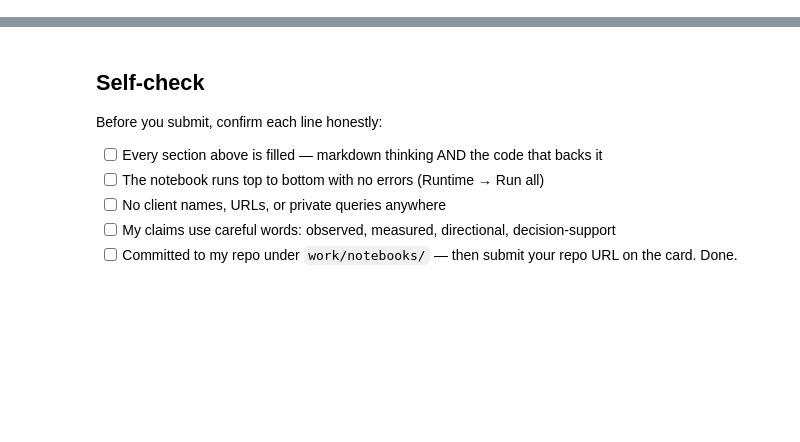
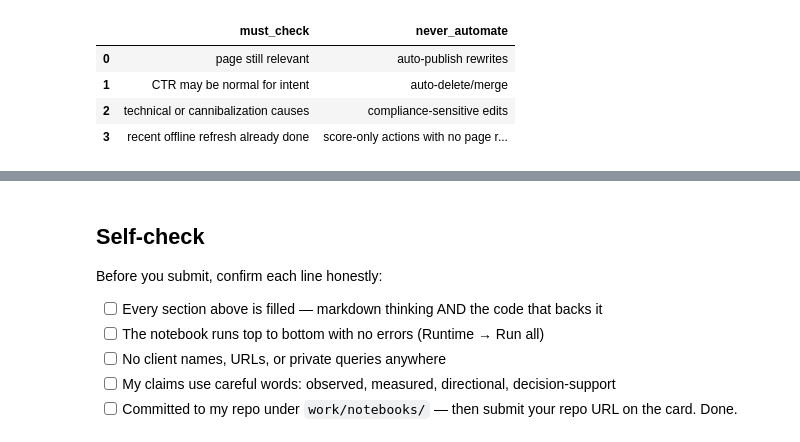
Before and after one commit to Fatima-05/FlyRank-ML, a Jupyter notebook: work/notebooks/w07_action_playbook.ipynb, the cells around one changed output, grey strips where cells are left out. Cells and saved outputs as stored; diff of their text form; code cells hidden in the pictures; blank space fills up the shorter version.

```diff
--- a/work/notebooks/w07_action_playbook.ipynb
+++ b/work/notebooks/w07_action_playbook.ipynb
@@ -38,0 +135,22 @@ This skeleton is yours to fill. Work the sections **in order** — each one has
+# %%
+nogo = pd.DataFrame({
+    "must_check": [
+        "page still relevant",
+        "CTR may be normal for intent",
+        "technical or cannibalization causes",
+        "recent offline refresh already done",
+    ],
+    "never_automate": [
+        "auto-publish rewrites",
+        "auto-delete/merge",
+        "compliance-sensitive edits",
+        "score-only actions with no page review",
+    ],
+})
+nogo
+# %% [output]
+|  | must_check | never_automate |
+| 0 | page still relevant | auto-publish rewrites |
+| 1 | CTR may be normal for intent | auto-delete/merge |
+| 2 | technical or cannibalization causes | compliance-sensitive edits |
+| 3 | recent offline refresh already done | score-only actions with no page r... |
```
Also changed, not shown: parts of 18 cells of this notebook.
